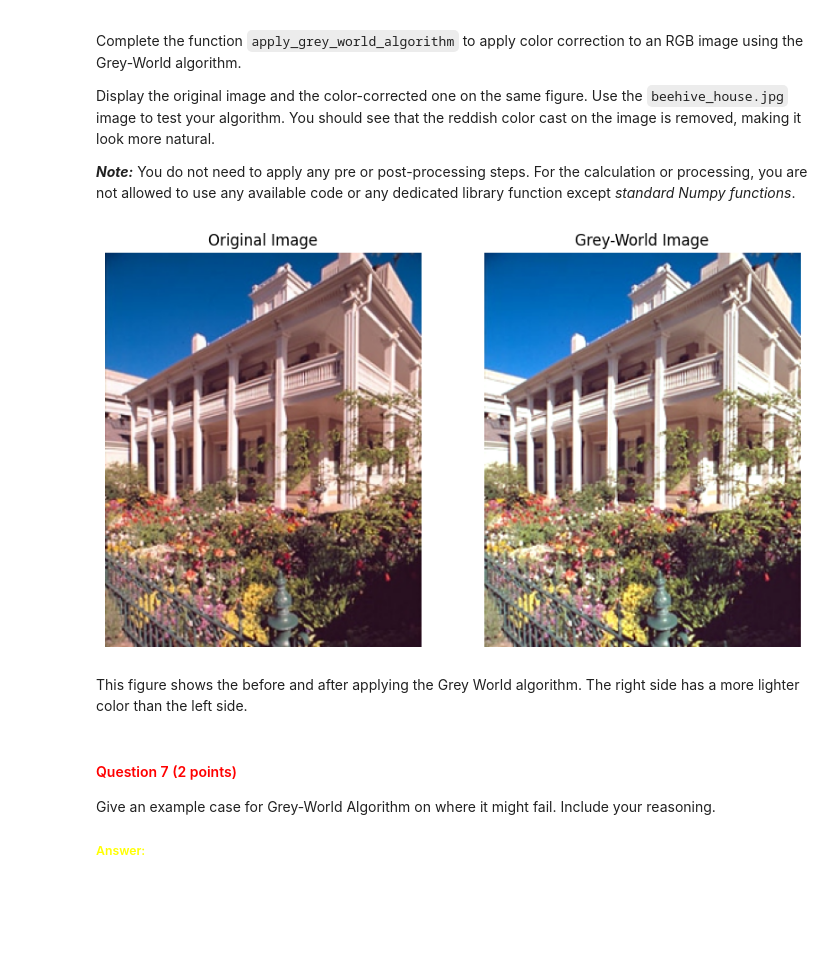
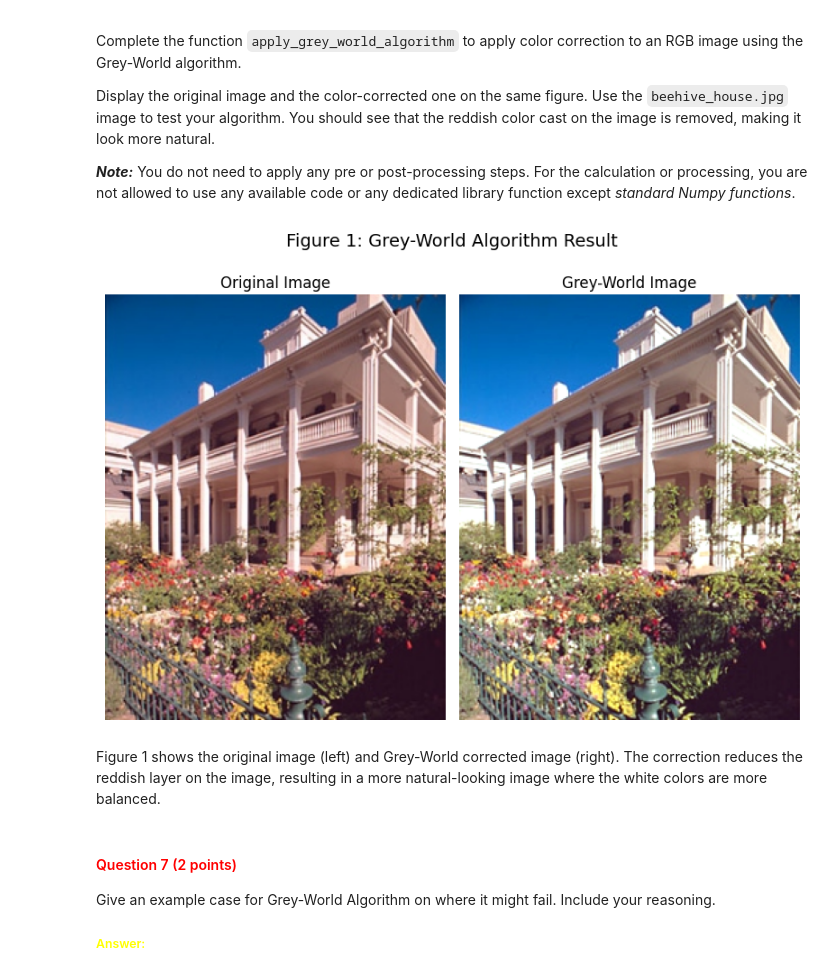
Before and after one commit to ozillan/cv1-lab-1, a Jupyter notebook: cv1-lab-1.ipynb, the cells around one changed output. Drawn from its saved outputs; the diff is of its cells as text; code cells hidden in the pictures; blank space fills up the shorter version.

```diff
--- a/cv1-lab-1.ipynb
+++ b/cv1-lab-1.ipynb
@@ -420,27 +420,29 @@ def apply_grey_world_algorithm(awb_img):
 # %%
 # load and convert the image to rgb
 image = cv2.imread('images/beehive_house.jpg')
 image = cv2.cvtColor(image, cv2.COLOR_BGR2RGB)
 
 # YOUR CODE HERE
 gw_img = apply_grey_world_algorithm(image)
 
-plt.figure(figsize=(10,10))
+fig = plt.figure(figsize=(8,6))
+fig.suptitle("Figure 1: Grey-World Algorithm Result", fontsize=14)
 plt.subplot(1,2,1)
 plt.imshow(image)
 plt.title("Original Image")
 plt.axis("off")
 
 plt.subplot(1,2,2)
 plt.imshow(gw_img)
 plt.title("Grey-World Image")
 plt.axis("off")
 
+plt.tight_layout()
 plt.show()
 # %% [output]
-[figure, old version]
+[figure, new version]
-# %% [markdown]
-This figure shows the before and after applying the Grey World algorithm. The right side has a more lighter color than the left side.
+# %% [markdown]
+Figure 1 shows the original image (left) and Grey-World corrected image (right). The correction reduces the reddish layer on the image, resulting in a more natural-looking image where the white colors are more balanced.
 # %% [markdown]
 <a id="question-7"></a>
 #### <font color='#FF0000'>Question 7 (2 points)</font>
```
Also changed, not shown: parts of 16 cells of this notebook.
